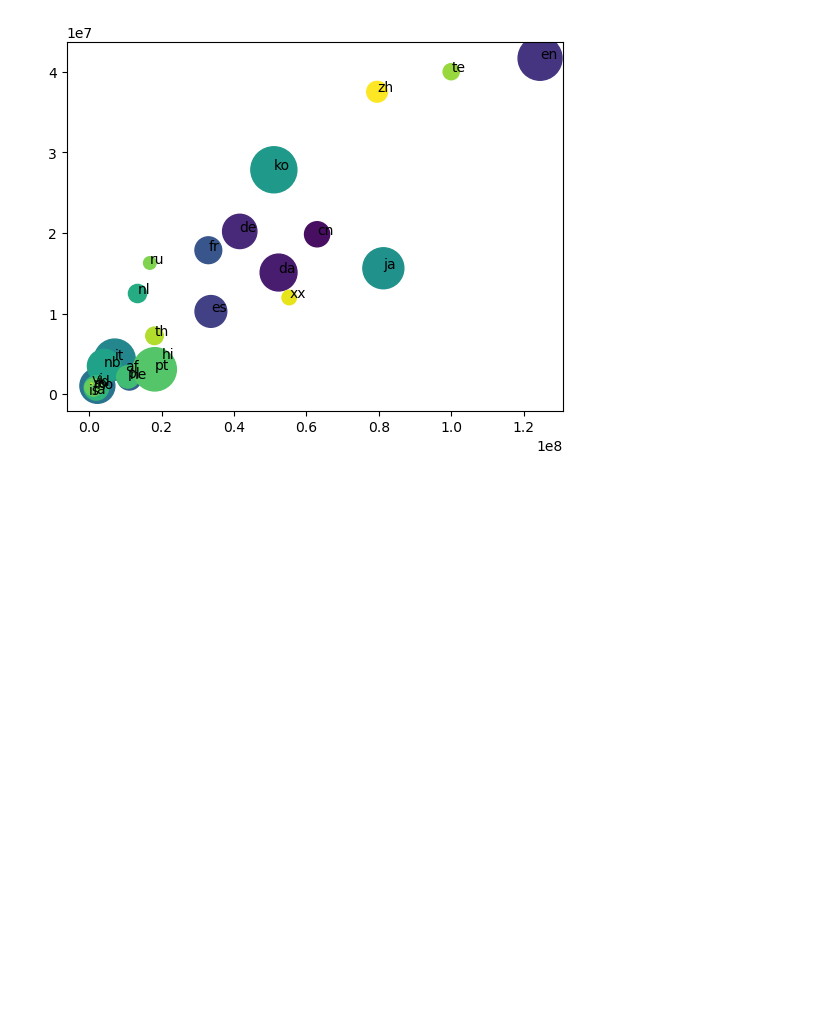
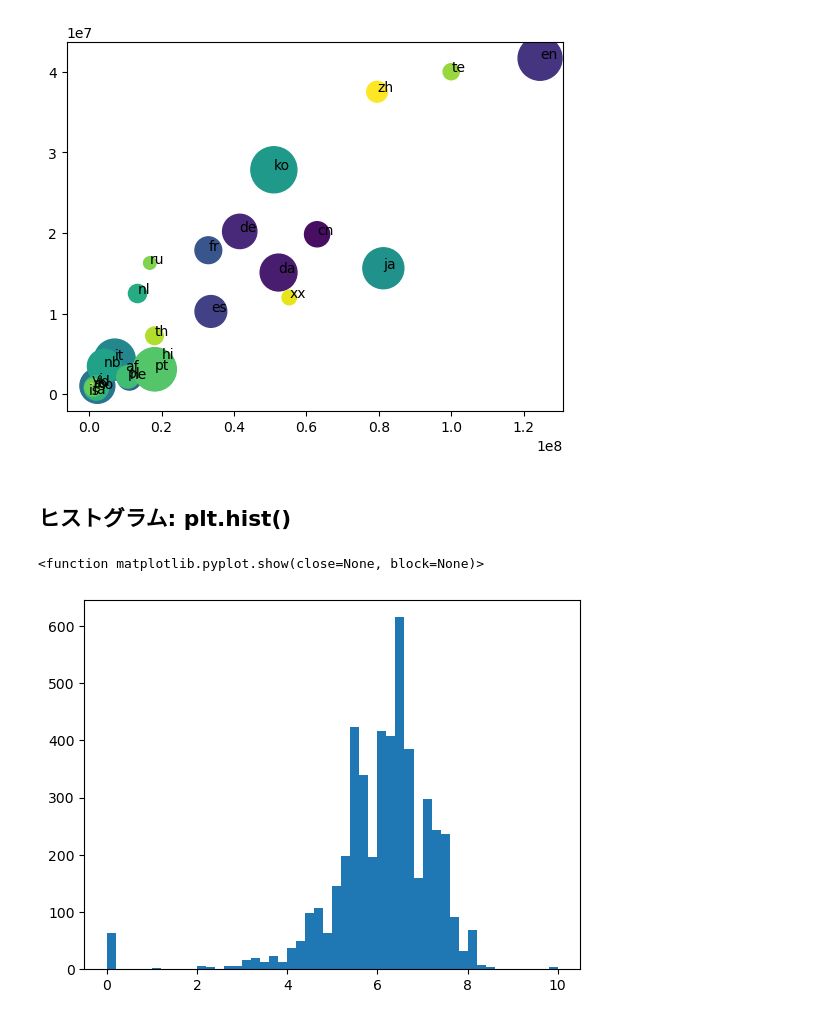
Before and after one commit to donchan7777/py-practice, a Jupyter notebook: python_DS/Matplotlib.ipynb, the cells around one changed output. Cells and saved outputs as stored; diff of their text form; code cells hidden in the pictures; blank space fills up the shorter version.

```diff
--- a/python_DS/Matplotlib.ipynb
+++ b/python_DS/Matplotlib.ipynb
@@ -118,3 +118,12 @@ for idx, row in lang_group.iterrows():
 fig.tight_layout()
 # %% [output]
 [figure]
+# %% [markdown]
+## ヒストグラム: plt.hist()
+# %%
+df = pd.read_csv("tmdb_5000_movies.csv")
+plt.hist(df['vote_average'], bins=50)
+plt.show
+# %% [output]
+<function matplotlib.pyplot.show(close=None, block=None)>
+[figure, added]
```
Also changed, not shown: parts of 2 cells of this notebook.
